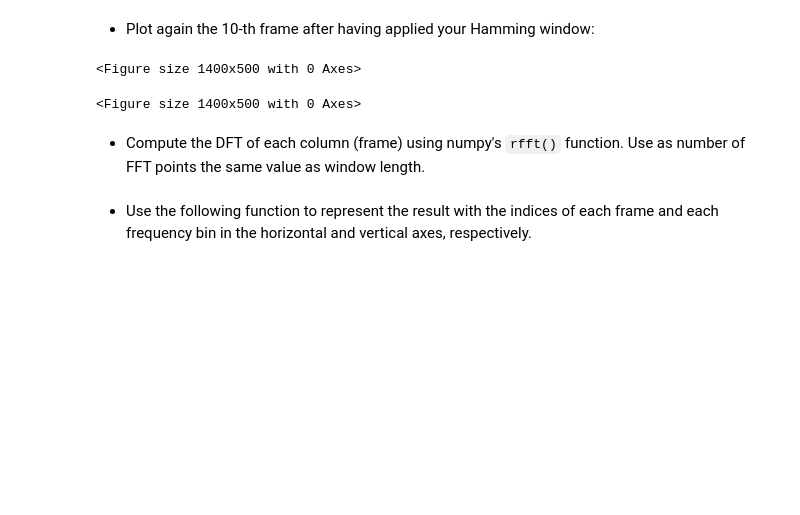
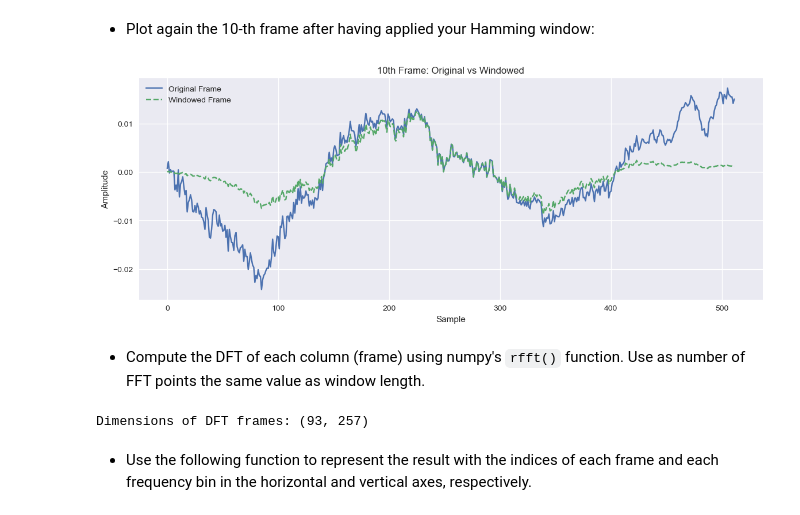
Before and after one commit to Carmenfranci/Selected, a Jupyter notebook: Lab_1_students.ipynb, the cells around one changed output. Saved outputs shown, nothing was run; the diff lists cells and outputs as text; code cells hidden in the pictures; blank space fills up the shorter version.

````diff
--- a/Lab_1_students.ipynb
+++ b/Lab_1_students.ipynb
@@ -575,11 +580,26 @@ plt.figure(figsize=(14,5))
 # %% [markdown]
 * Plot again the 10-th frame after having applied your Hamming window:
-# %%
-plt.figure(figsize=(14,5))
-# Add your code here!
-#...
-# %% [output]
-<Figure size 1400x500 with 0 Axes>
-<Figure size 1400x500 with 0 Axes>
+# %%
+
+# Get the 10th frame (index 9, as indices start from 0)
+frame_10 = frames[9]
+
+# Create a Hamming window of the same length as the frame
+window = np.hamming(frame_length)
+
+# Apply the window to the 10th frame
+frame_10_windowed = frame_10 * window
+
+# Plot the frame before and after applying the window
+plt.figure(figsize=(14, 5))
+plt.plot(frame_10, label='Original Frame')
+plt.plot(frame_10_windowed, label='Windowed Frame', linestyle='--')
+plt.legend()
+plt.title("10th Frame: Original vs Windowed")
+plt.xlabel("Sample")
+plt.ylabel("Amplitude")
+plt.show()
+# %% [output]
+[figure, added]
 # %% [markdown]
 * Compute the DFT of each column (frame) using numpy's ```rfft()``` function. Use as number of FFT points the same value as window length.
@@ -590,3 +606,14 @@ NFFT = frame_length
+# %%
+# Define the number of FFT points (same as frame length)
+NFFT = frame_length
+
+# Apply rfft to each frame in 'frames'
+dft_frames = np.fft.rfft(frames, n=NFFT, axis=1)
+
+# Print the shape of the DFT frames to verify the dimensions
+print(f"Dimensions of DFT frames: {dft_frames.shape}")
+# %% [output]
+Dimensions of DFT frames: (93, 257)
 # %% [markdown]
 * Use the following function to represent the result with the indices of each frame and each frequency bin in the horizontal and vertical axes, respectively.
 # %%
````
Also changed, not shown: parts of 10 cells of this notebook.
